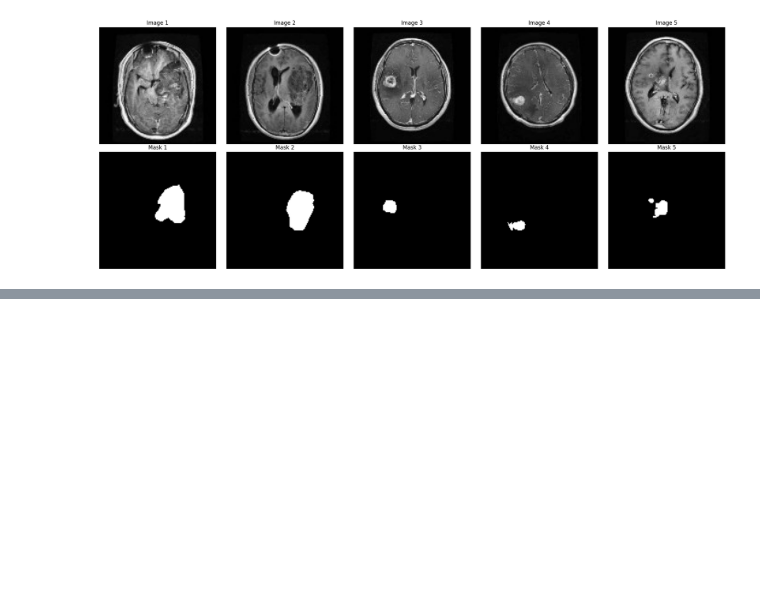
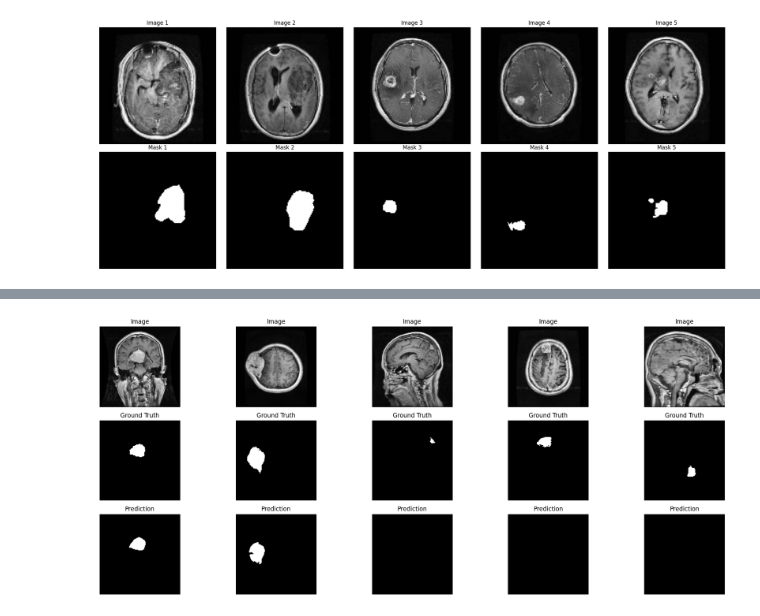
Before and after one commit to Ahtesham-Ibne-Mostafa/Brain_Tumor_Segmentation_and_Classification_Using_BRISC_Dataset, a Jupyter notebook: Brisc.ipynb, the cells around one changed output, grey strips where cells are left out. Drawn from its saved outputs; the diff is of its cells as text; code cells hidden in the pictures; blank space fills up the shorter version.

```diff
--- a/Brisc.ipynb
+++ b/Brisc.ipynb
@@ -661,0 +667,34 @@ for epoch in range(10):
+# %%
+model.eval()
+plt.figure(figsize=(20, 8))
+
+for i in range(5):
+    image, mask = val_ds[i]
+
+    # Move image to device and predict
+    with torch.no_grad():
+        pred = model(image.unsqueeze(0).to(device))
+        pred = pred.squeeze().cpu().numpy()
+
+    # Plot original image (grayscale)
+    plt.subplot(3, 5, i + 1)
+    plt.imshow(image.squeeze().numpy(), cmap='gray')
+    plt.title("Image")
+    plt.axis('off')
+
+    # Plot ground truth mask
+    plt.subplot(3, 5, i + 6)
+    plt.imshow(mask.squeeze().numpy(), cmap='gray')
+    plt.title("Ground Truth")
+    plt.axis('off')
+
+    # Plot predicted mask (thresholded)
+    plt.subplot(3, 5, i + 11)
+    plt.imshow(pred > 0.5, cmap='gray')
+    plt.title("Prediction")
+    plt.axis('off')
+
+plt.tight_layout()
+plt.show()
+# %% [output]
+[figure, added]
```
Also changed, not shown: parts of 6 cells of this notebook.
